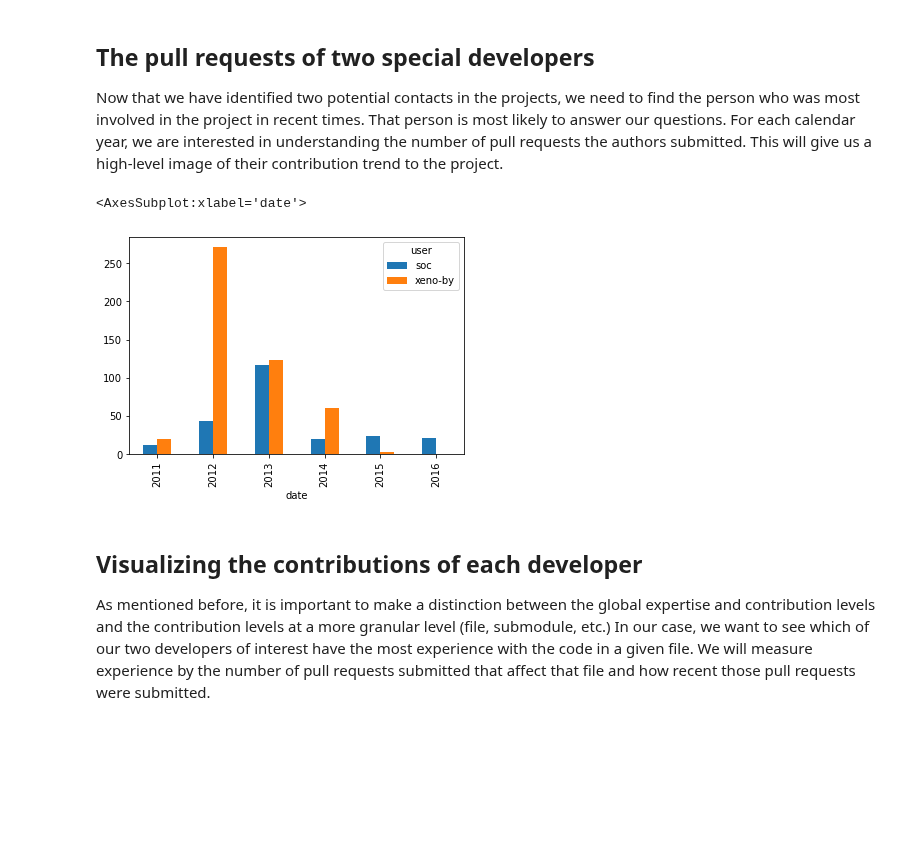
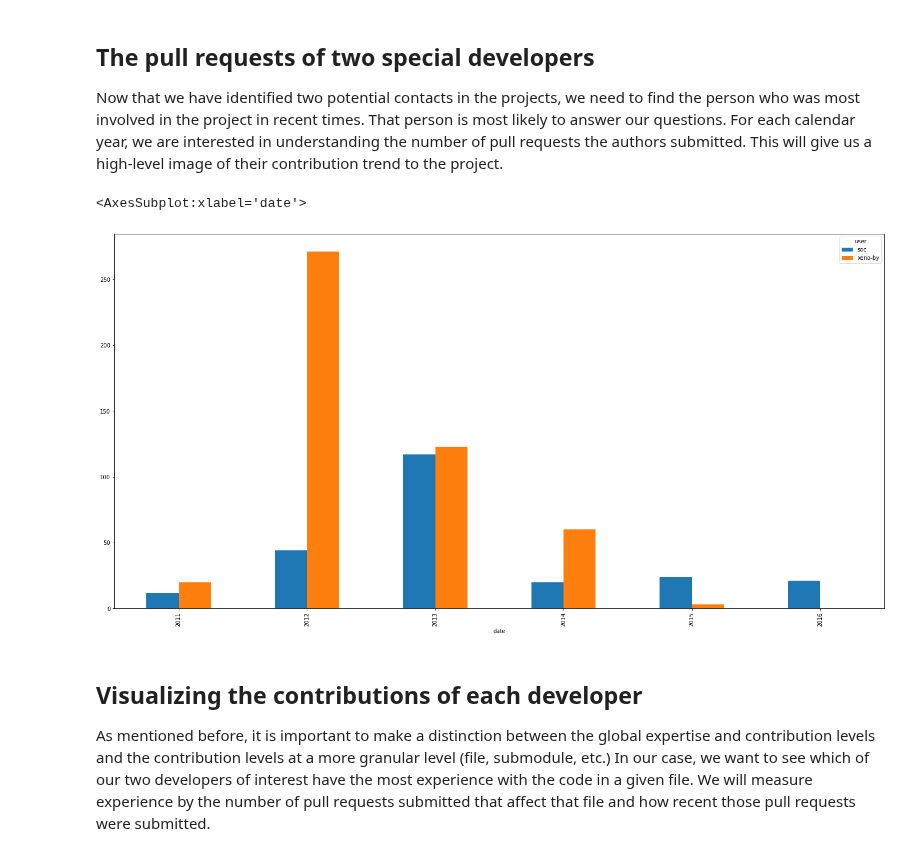
Before and after one commit to anhhaibkhn/Data-Science-selfstudy-notes-Blog, a Jupyter notebook: _notebooks/The GitHub History of the Scala Language/2022-02-16-The GitHub History of the Scala Language.ipynb, the cells around one changed output. Cells and saved outputs as stored; diff of their text form; code cells hidden in the pictures; blank space fills up the shorter version.

```diff
--- a/_notebooks/The GitHub History of the Scala Language/2022-02-16-The GitHub History of the Scala Language.ipynb
+++ b/_notebooks/The GitHub History of the Scala Language/2022-02-16-The GitHub History of the Scala Language.ipynb
@@ -164,6 +167,10 @@ Name: pid, Length: 74, dtype: int64
 # %%
 # Required for matplotlib
 %matplotlib inline
+# set default display for pandas plot
+import matplotlib as mpl
+width, height = 25, 12.5 # example with 15x6 inches
+mpl.rcParams['figure.figsize'] = [width, height]
 
 # Group by the submitter
 by_user = data.groupby(['user'])['pid'].count()
@@ -282,24 +289,24 @@ users_last_10
 <p>Now that we have identified two potential contacts in the projects, we need to find the person who was most involved in the project in recent times. That person is most likely to answer our questions. For each calendar year, we are interested in understanding the number of pull requests the authors submitted. This will give us a high-level image of their contribution trend to the project.</p>
 # %%
 %matplotlib inline
-
+mpl.rcParams['figure.figsize'] = [width, height]
 # The developers we are interested in
 authors = ['xeno-by', 'soc']
 
 # Get all the developers' pull requests
 by_author = pulls[pulls['user'].isin(authors)]
 
 # Count the number of pull requests submitted each year
 counts = by_author.groupby(['user', by_author['date'].dt.year]).agg({'pid': 'count'}).reset_index()
 
 # Convert the table to a wide format
 counts_wide = counts.pivot_table(index='date', columns='user', values='pid', fill_value=0)
 
 # Plot the results
 counts_wide.plot.bar()
 # %% [output]
 <AxesSubplot:xlabel='date'>
-[figure, old version]
+[figure, new version]
 # %% [markdown]
 ## Visualizing the contributions of each developer
 <p>As mentioned before, it is important to make a distinction between the global expertise and contribution levels and the contribution levels at a more granular level (file, submodule, etc.) In our case, we want to see which of our two developers of interest have the most experience with the code in a given file. We will measure experience by the number of pull requests submitted that affect that file and how recent those pull requests were submitted.</p>
```
Also changed, not shown: parts of 4 cells of this notebook, 2 other files.
